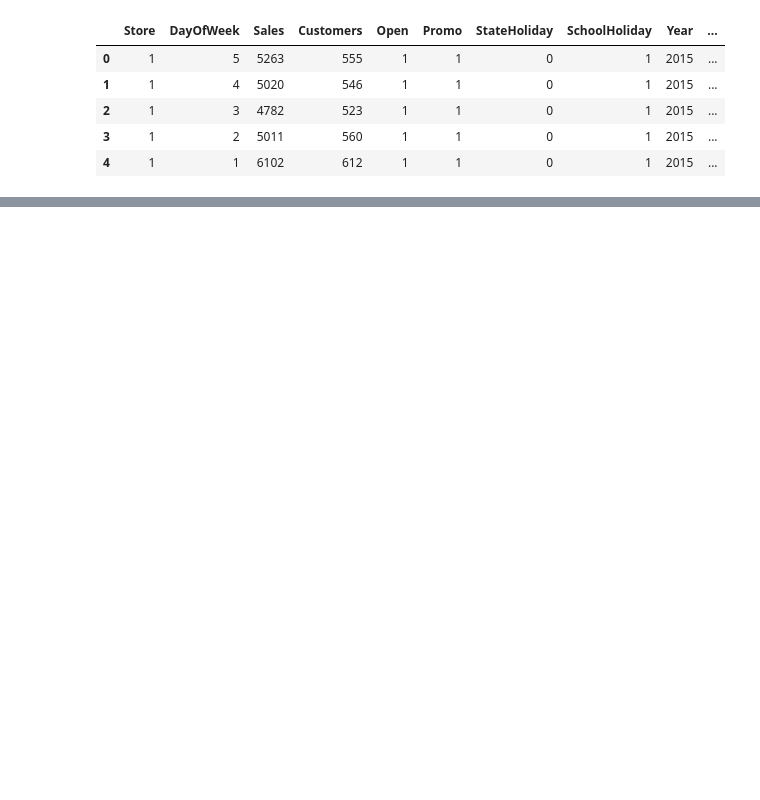
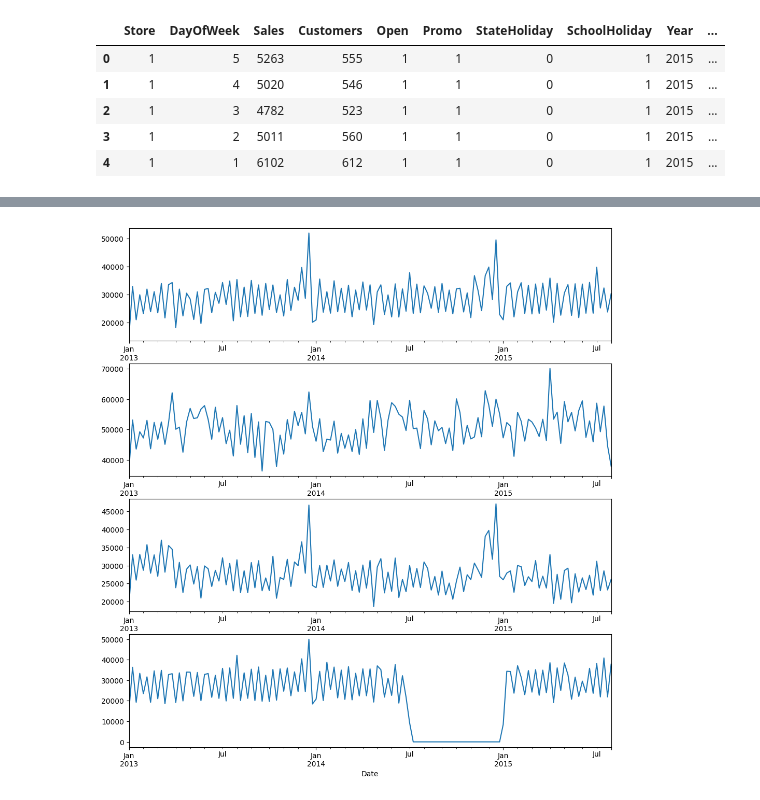
Before and after one commit to factorwonk/complexica_rossman, a Jupyter notebook: rossman-forecast.ipynb, the cells around one changed output, grey strips where cells are left out. Cells and saved outputs as stored; diff of their text form; code cells hidden in the pictures; blank space fills up the shorter version.

```diff
--- a/rossman-forecast.ipynb
+++ b/rossman-forecast.ipynb
@@ -64,3 +64,24 @@ train_store_df.head()
 | 2 | 1 | 3 | 4782 | 523 | 1 | 1 | 0 | 1 | 2015 | ... |
 | 3 | 1 | 2 | 5011 | 560 | 1 | 1 | 0 | 1 | 2015 | ... |
 | 4 | 1 | 1 | 6102 | 612 | 1 | 1 | 0 | 1 | 2015 | ... |
+# %%
+def train_preprocessing():
+    # Load Train Dataset
+    train_df = pd.read_csv("./data/train.csv", parse_dates=True, low_memory=False, index_col='Date')
+
+    # Add date features
+    train_df['Year'] = train_df.index.year
+    train_df['Month'] = train_df.index.month
+    train_df['Day'] = train_df.index.day
+    train_df['DayName'] = train_df.index.day_name()
+    train_df['WkofYr'] = train_df.index.weekofyear
+    train_df['DayofYr'] = train_df.index.day_of_year
+    train_df['DayofWk'] = train_df.index.day_of_week
+    # Calculate Sales Per Customer
+    train_df['SalesPerCustomer'] = train_df.Sales/train_df.Customers
+    # Closed stores and days which didn't have any sales are not included in forecasts
+    train_df = train_df[(train_df["Open"] != 0) & (train_df['Sales'] != 0)]
+    return train_df
+# %%
+train_df =train_preprocessing()
+train_df.head()
@@ -66,0 +100,20 @@ train_store_df.head()
+# %%
+# convert input data into float type
+train_df['Sales'] = train_df['Sales']*1.0
+
+# Store types
+sales_a = train_df[train_df.Store == 2]["Sales"]
+sales_b = train_df[train_df.Store == 85]["Sales"].sort_index(ascending=True) # solve the reverse order
+sales_c = train_df[train_df.Store == 1]["Sales"]
+sales_d = train_df[train_df.Store == 13]["Sales"]
+# %%
+f, (ax1, ax2, ax3, ax4) = plt.subplots(4, figsize=(12,13))
+
+# store types
+sales_a.resample('W').sum().plot(ax = ax1)
+sales_b.resample('W').sum().plot(ax = ax2)
+sales_c.resample('W').sum().plot(ax = ax3)
+sales_d.resample('W').sum().plot(ax = ax4)
+plt.show()
+# %% [output]
+[figure, added]
```
Also changed, not shown: parts of 7 cells of this notebook.
